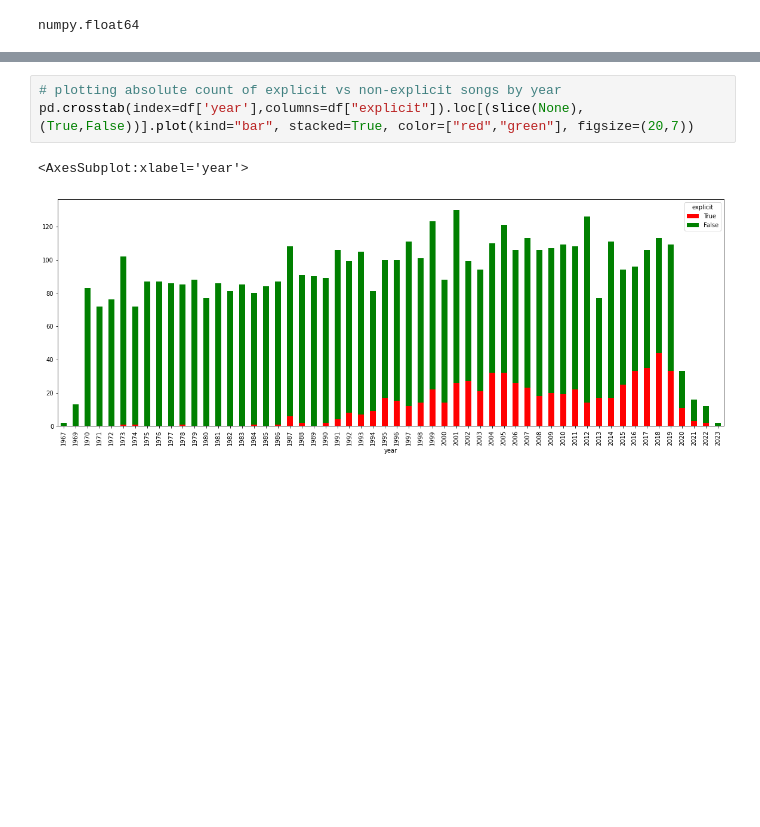
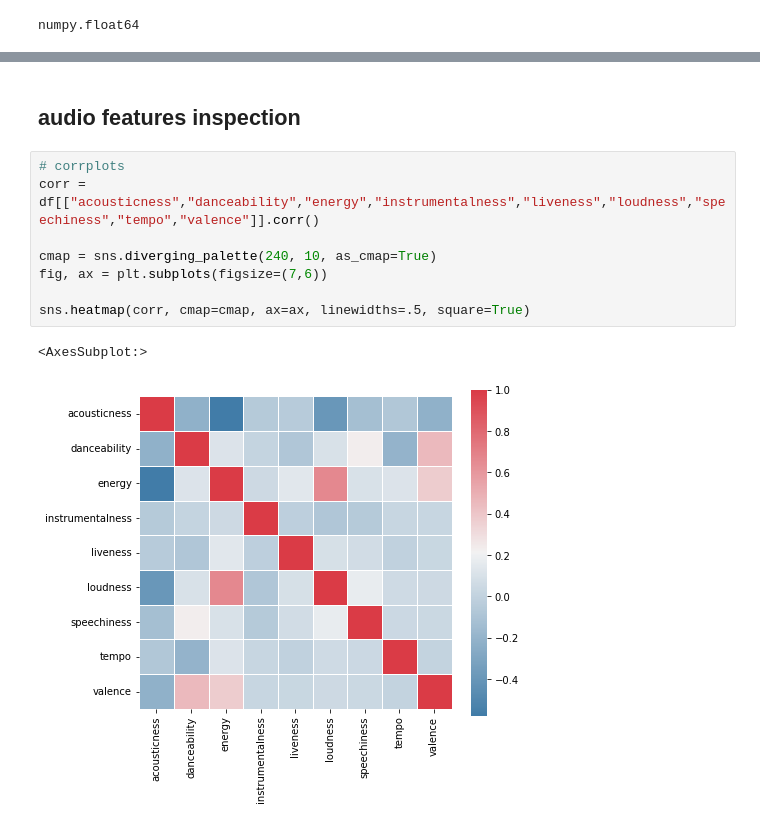
Before and after one commit to TimKond/Spotify, a Jupyter notebook: dataVisualization.ipynb, the cells around one changed output, grey strips where cells are left out. Cells and saved outputs as stored; diff of their text form; blank space fills up the shorter version.

```diff
--- a/dataVisualization.ipynb
+++ b/dataVisualization.ipynb
@@ -116,6 +145,13 @@ pd.crosstab(index=df['year'],columns=df["explicit"], normalize="index").loc[(sli
-# %%
-# plotting absolute count of explicit vs non-explicit songs by year
-pd.crosstab(index=df['year'],columns=df["explicit"]).loc[(slice(None), (True,False))].plot(kind="bar", stacked=True, color=["red","green"], figsize=(20,7))
-# %% [output]
-<AxesSubplot:xlabel='year'>
-[figure, removed]
+# %% [markdown]
+## audio features inspection
+# %%
+# corrplots
+corr = df[["acousticness","danceability","energy","instrumentalness","liveness","loudness","speechiness","tempo","valence"]].corr()
+
+cmap = sns.diverging_palette(240, 10, as_cmap=True)
+fig, ax = plt.subplots(figsize=(7,6))
+
+sns.heatmap(corr, cmap=cmap, ax=ax, linewidths=.5, square=True)
+# %% [output]
+<AxesSubplot:>
+[figure, added]
```
Also changed, not shown: parts of 13 cells of this notebook.
